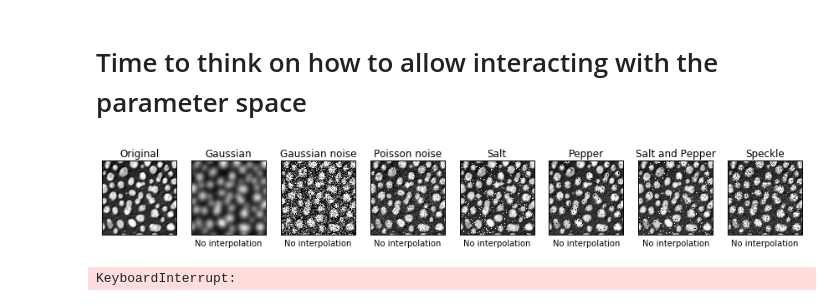
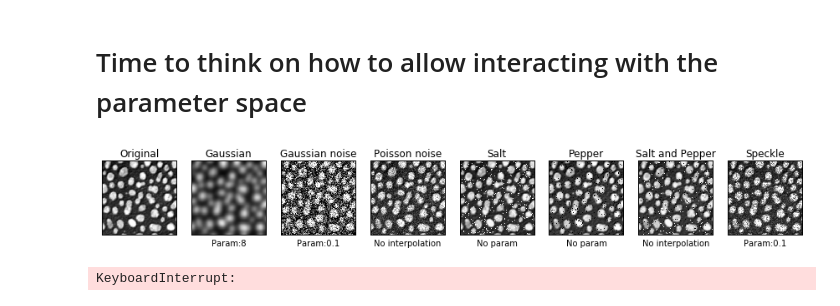
Before and after one commit to dani-lbnl/imageXDaugmentation, a Jupyter notebook: notebooks/filterbasedTransformation.ipynb, the cells around one changed output. Cells and saved outputs as stored; diff of their text form; code cells hidden in the pictures.

```diff
--- a/notebooks/filterbasedTransformation.ipynb
+++ b/notebooks/filterbasedTransformation.ipynb
@@ -83,39 +83,39 @@ def imshow_params(image, defaultparams=False, interpolation='bicubic'):
     axes[0].imshow(image, cmap='gray', interpolation='nearest')
     axes[0].set_title('Original')
 
     axes[1].imshow(out1, cmap='gray', interpolation='nearest')
     axes[1].set_title('Gaussian')
-    axes[1].set_xlabel('No interpolation')
+    axes[1].set_xlabel('Param:'+str(gaussian_param))
 
     axes[2].imshow(out2, cmap='gray', interpolation='nearest')
     axes[2].set_title('Gaussian noise')
-    axes[2].set_xlabel('No interpolation')
+    axes[2].set_xlabel('Param:'+str(noise_gaussian_param))
 
     axes[3].imshow(out3, cmap='gray', interpolation='nearest')
     axes[3].set_title('Poisson noise')
     axes[3].set_xlabel('No interpolation')
 
     axes[4].imshow(out4, cmap='gray', interpolation='nearest')
     axes[4].set_title('Salt')
-    axes[4].set_xlabel('No interpolation')
+    axes[4].set_xlabel('No param')
 
     axes[5].imshow(out5, cmap='gray', interpolation='nearest')
     axes[5].set_title('Pepper')
-    axes[5].set_xlabel('No interpolation')
+    axes[5].set_xlabel('No param')
 
     axes[6].imshow(out6, cmap='gray', interpolation='nearest')
     axes[6].set_title('Salt and Pepper')
     axes[6].set_xlabel('No interpolation')
 
     axes[7].imshow(out7, cmap='gray', interpolation='nearest')
     axes[7].set_title('Speckle')
-    axes[7].set_xlabel('No interpolation')
+    axes[7].set_xlabel('Param:'+str(noise_speckle_param))
 
     for ax in axes:
         ax.set_xticks([])
         ax.set_yticks([])
 # %% [output]
-[figure, old version]
+[figure, new version]
 # %%
 #This is not working
 import tkinter as tk
```
